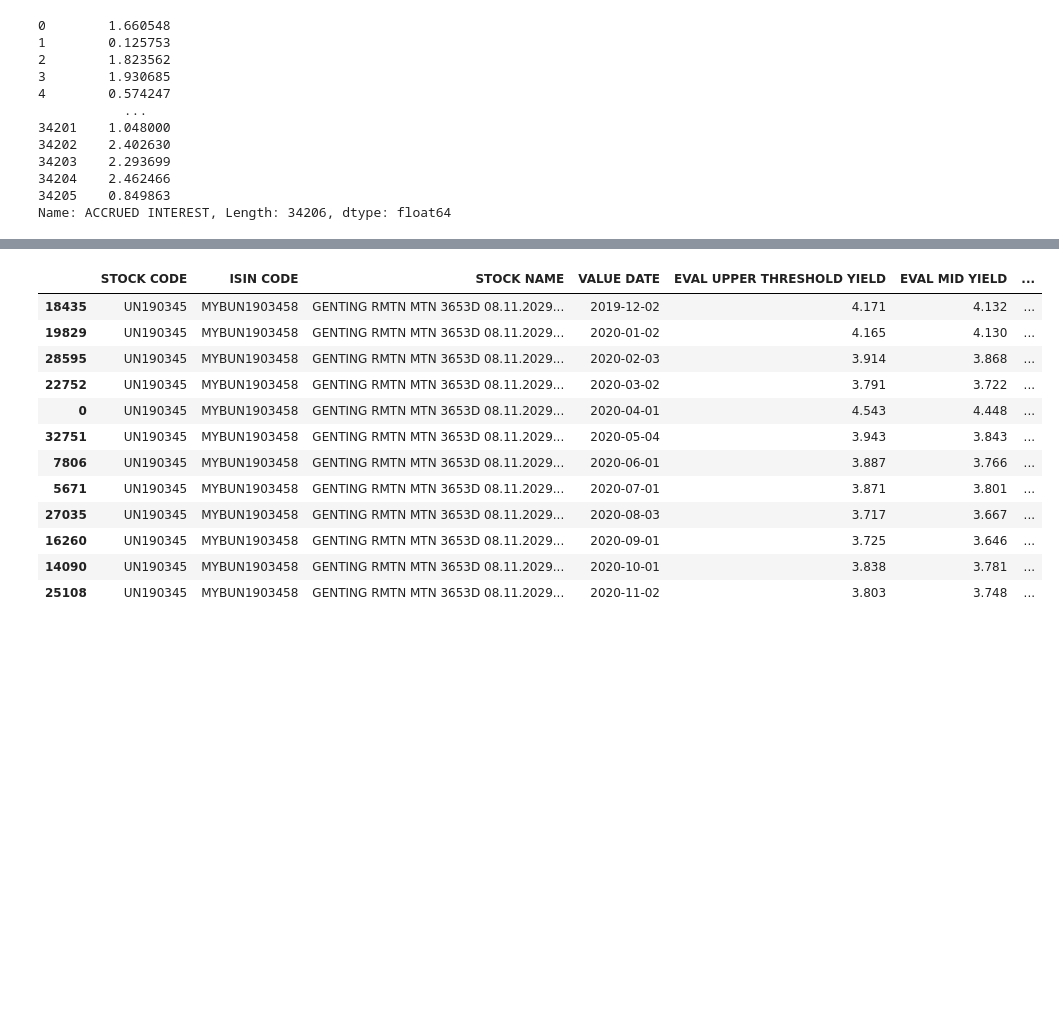
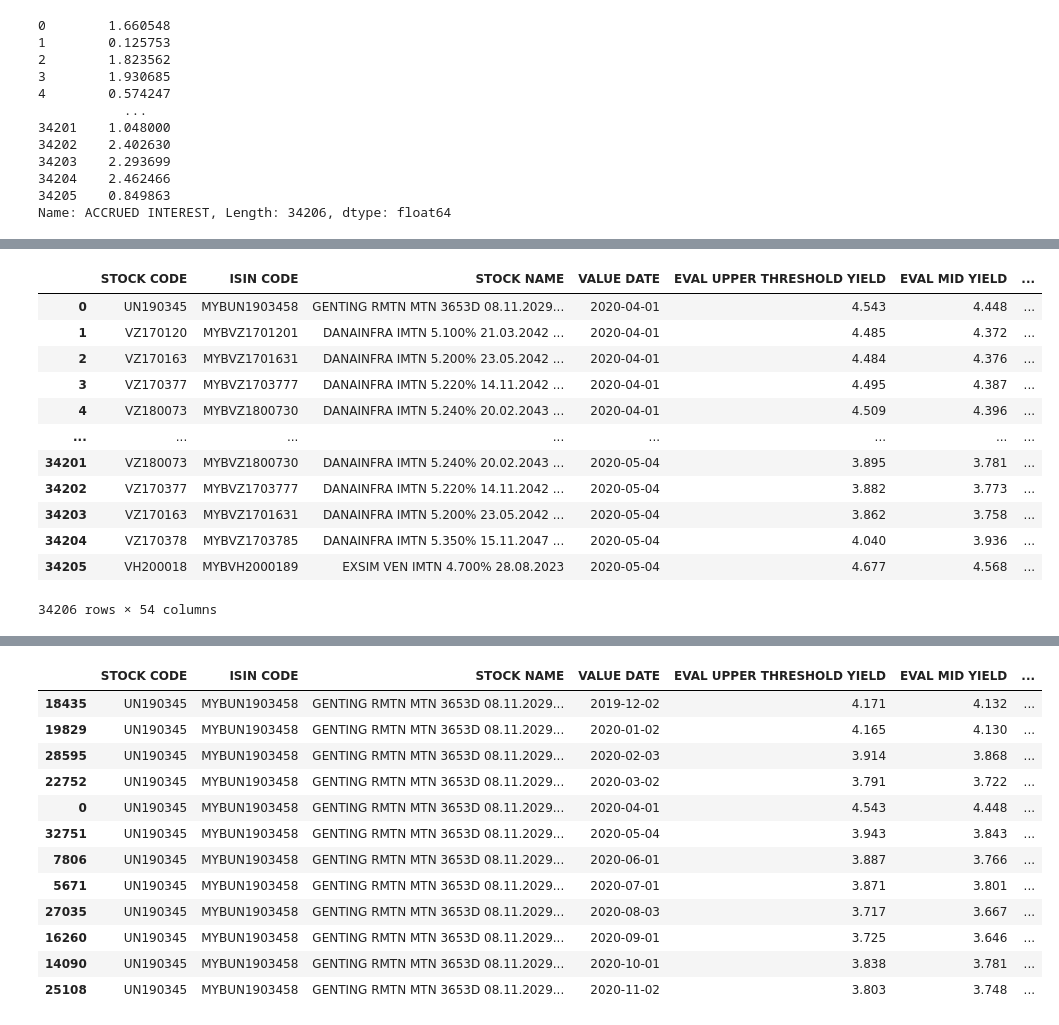
Before and after one commit to Shuhxian/bond-price-forecasting, a Jupyter notebook: bond_price_forcasting.ipynb, the cells around one changed output, grey strips where cells are left out. Cells and saved outputs as stored; diff of their text form; code cells hidden in the pictures; blank space fills up the shorter version.

Commit message:
Added opr, inflation rate and mgs movement

```diff
--- a/bond_price_forcasting.ipynb
+++ b/bond_price_forcasting.ipynb
@@ -218,21 +253,3 @@ df_joined["ACCRUED INTEREST"]
 34204    2.462466
 34205    0.849863
 Name: ACCRUED INTEREST, Length: 34206, dtype: float64
-# %%
-# set opr movement
-OPR_movement = {
-    "7 Jul 2020": 1.75,
-    "5 May 2020": 2,
-    "3 Mar 2020": 2.5,
-    "22 Jan 2020": 2.75,
-    "7 May 2019": 3
-}
-
-def assign_opr(value_date):
-  for date, opr in OPR_movement.items():
-    date = dateutil.parser.parse(date)
-    if value_date >= date:
-      return opr
-
-df_joined["OPR movement"] = df_joined["VALUE DATE"].apply(assign_opr)
-df_joined["OPR movement"]
@@ -251,0 +306,57 @@ Name: OPR movement, Length: 34206, dtype: float64
+# %%
+def inflation_rate_extract():
+  chrome_options = webdriver.ChromeOptions()
+  chrome_options.add_argument('--headless')
+  chrome_options.add_argument('--no-sandbox')
+  chrome_options.add_argument('--disable-dev-shm-usage')
+  chrome_options.add_argument("start-maximized")
+  chrome_options.add_experimental_option("excludeSwitches", ["enable-automation"])
+  chrome_options.add_experimental_option('useAutomationExtension', False)
+
+  wd = webdriver.Chrome('chromedriver',chrome_options=chrome_options)
+  wd.get("https://www.fxempire.com/macro/malaysia/inflation-rate")
+
+  #Most recent three years
+  wd.find_element_by_xpath('//div[@class=" css-16ycfp3"]').click()
+  wd.find_element_by_xpath("//div[@class=' css-14rzzno-menu']//*[name()='div']").click()
+
+  wd.execute_script("return arguments[0].scrollIntoView(true);", WebDriverWait(wd, 20).until(EC.visibility_of_element_located((By.XPATH, "//div[@class='recharts-wrapper']"))))
+  elements = WebDriverWait(wd, 20).until(EC.visibility_of_all_elements_located((By.XPATH, "//div[@class='recharts-wrapper']//*[name()='svg']//*[name()='g' and @class='recharts-layer recharts-bar']//*[name()='g']//*[name()='g']//*[name()='g']")))
+  ir=[]
+  for element in elements:
+    ActionChains(wd).move_to_element(element).perform()
+    mouseover = WebDriverWait(wd, 5).until(EC.visibility_of_element_located((By.XPATH, "//div[@class='recharts-wrapper']")))
+    ir.append(float(mouseover.text.strip().replace("%","")[-6:].replace("\n","")))
+  current_date=datetime.date.today()-relativedelta(days=datetime.date.today().day)
+  inflation_dict={}
+  for i in range(len(ir)-1,-1,-1):
+    inflation_dict[str(current_date)]=ir[i]
+    current_date-=relativedelta(days=current_date.day)
+  inflation_dict['2021-06-30']=3.4
+  inflation_dict['2021-05-31']=4.4
+  return inflation_dict
+
+def assign_ir(value_date):
+  for date, ir in inflation_dict.items():
+    date = dateutil.parser.parse(date)
+    if value_date >= date:
+      return ir
+
+#set inflation rate
+inflation_dict=inflation_rate_extract()
+df_joined["INFLATION RATE"]=df_joined["VALUE DATE"].apply(assign_ir)
+df_joined
+# %% [output]
+|  | STOCK CODE | ISIN CODE | STOCK NAME | VALUE DATE | EVAL UPPER THRESHOLD YIELD | EVAL MID YIELD | ... |
+| 0 | UN190345 | MYBUN1903458 | GENTING RMTN MTN 3653D 08.11.2029... | 2020-04-01 | 4.543 | 4.448 | ... |
+| 1 | VZ170120 | MYBVZ1701201 | DANAINFRA IMTN 5.100% 21.03.2042 ... | 2020-04-01 | 4.485 | 4.372 | ... |
+| 2 | VZ170163 | MYBVZ1701631 | DANAINFRA IMTN 5.200% 23.05.2042 ... | 2020-04-01 | 4.484 | 4.376 | ... |
+| 3 | VZ170377 | MYBVZ1703777 | DANAINFRA IMTN 5.220% 14.11.2042 ... | 2020-04-01 | 4.495 | 4.387 | ... |
+| 4 | VZ180073 | MYBVZ1800730 | DANAINFRA IMTN 5.240% 20.02.2043 ... | 2020-04-01 | 4.509 | 4.396 | ... |
+| ... | ... | ... | ... | ... | ... | ... | ... |
+| 34201 | VZ180073 | MYBVZ1800730 | DANAINFRA IMTN 5.240% 20.02.2043 ... | 2020-05-04 | 3.895 | 3.781 | ... |
+| 34202 | VZ170377 | MYBVZ1703777 | DANAINFRA IMTN 5.220% 14.11.2042 ... | 2020-05-04 | 3.882 | 3.773 | ... |
+| 34203 | VZ170163 | MYBVZ1701631 | DANAINFRA IMTN 5.200% 23.05.2042 ... | 2020-05-04 | 3.862 | 3.758 | ... |
+| 34204 | VZ170378 | MYBVZ1703785 | DANAINFRA IMTN 5.350% 15.11.2047 ... | 2020-05-04 | 4.040 | 3.936 | ... |
+| 34205 | VH200018 | MYBVH2000189 | EXSIM VEN IMTN 4.700% 28.08.2023 | 2020-05-04 | 4.677 | 4.568 | ... |
+34206 rows × 54 columns
```
Also changed, not shown: parts of 6 cells of this notebook.
